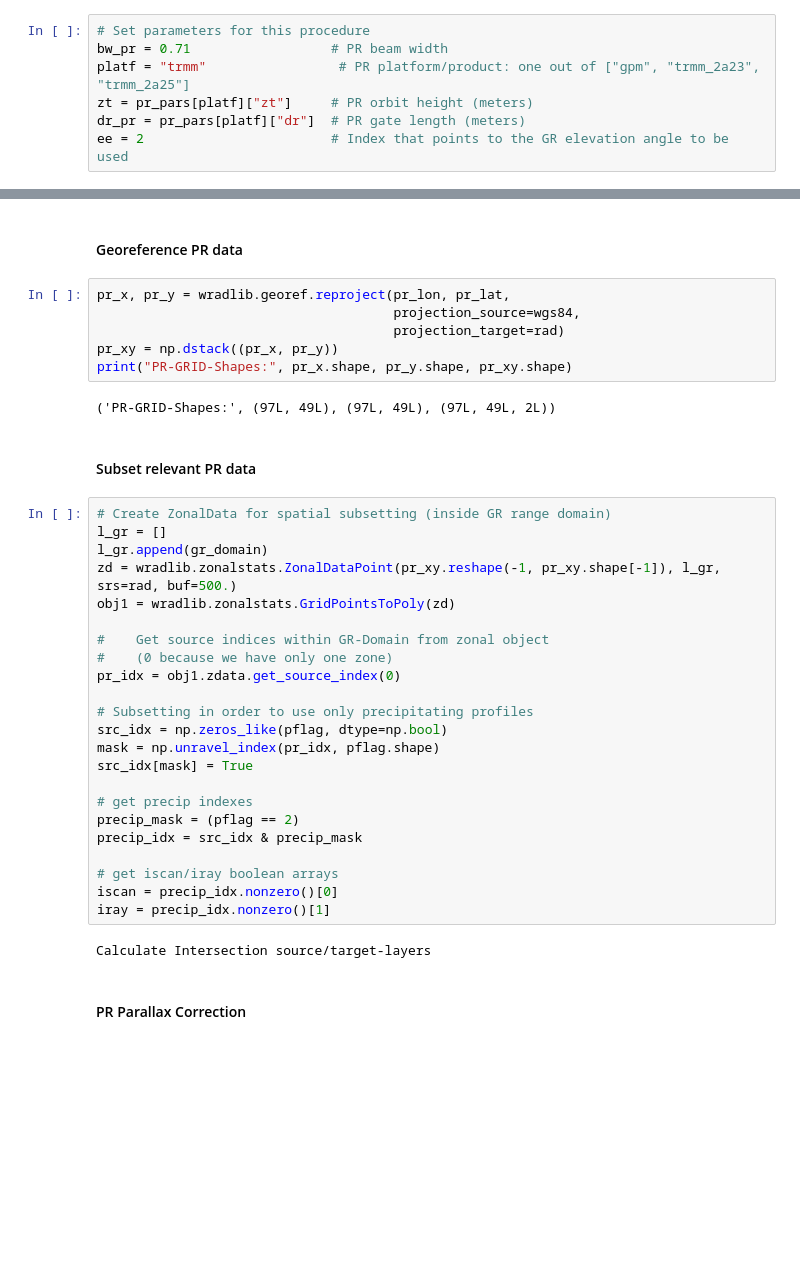
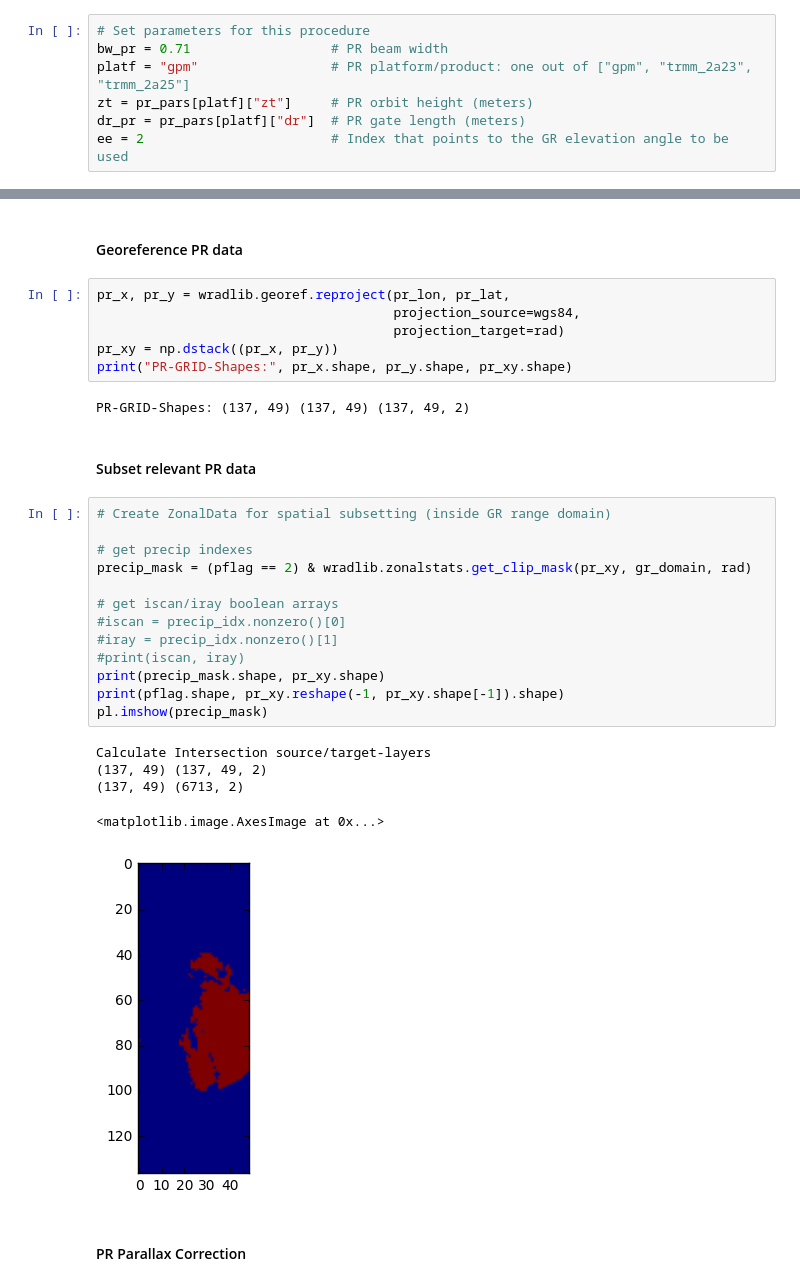
Before and after one commit to wradlib/wradlib, a Jupyter notebook: notebooks/match3d/wradlib_match_workflow.ipynb, the cells around one changed output, grey strips where cells are left out. Cells and saved outputs as stored; diff of their text form; blank space fills up the shorter version.

```diff
--- a/notebooks/match3d/wradlib_match_workflow.ipynb
+++ b/notebooks/match3d/wradlib_match_workflow.ipynb
@@ -60,7 +78,7 @@ from io_func import *
 # %%
 # Set parameters for this procedure
 bw_pr = 0.71                  # PR beam width
-platf = "trmm"                 # PR platform/product: one out of ["gpm", "trmm_2a23", "trmm_2a25"]
+platf = "gpm"                 # PR platform/product: one out of ["gpm", "trmm_2a23", "trmm_2a25"]
 zt = pr_pars[platf]["zt"]     # PR orbit height (meters)
 dr_pr = pr_pars[platf]["dr"]  # PR gate length (meters)
 ee = 2                        # Index that points to the GR elevation angle to be used
@@ -206,34 +226,28 @@ pr_x, pr_y = wradlib.georef.reproject(pr_lon, pr_lat,
 pr_xy = np.dstack((pr_x, pr_y))
 print("PR-GRID-Shapes:", pr_x.shape, pr_y.shape, pr_xy.shape)
 # %% [output]
-('PR-GRID-Shapes:', (97L, 49L), (97L, 49L), (97L, 49L, 2L))
+PR-GRID-Shapes: (137, 49) (137, 49) (137, 49, 2)
 # %% [markdown]
 #### Subset relevant PR data
-# %%
-# Create ZonalData for spatial subsetting (inside GR range domain)
-l_gr = []
-l_gr.append(gr_domain)
-zd = wradlib.zonalstats.ZonalDataPoint(pr_xy.reshape(-1, pr_xy.shape[-1]), l_gr, srs=rad, buf=500.)
-obj1 = wradlib.zonalstats.GridPointsToPoly(zd)
-
-#    Get source indices within GR-Domain from zonal object
-#    (0 because we have only one zone)
-pr_idx = obj1.zdata.get_source_index(0)
-
-# Subsetting in order to use only precipitating profiles
-src_idx = np.zeros_like(pflag, dtype=np.bool)
-mask = np.unravel_index(pr_idx, pflag.shape)
-src_idx[mask] = True
-
-# get precip indexes
-precip_mask = (pflag == 2)
-precip_idx = src_idx & precip_mask
-
-# get iscan/iray boolean arrays
-iscan = precip_idx.nonzero()[0]
-iray = precip_idx.nonzero()[1]
-# %% [output]
-Calculate Intersection source/target-layers
+# %%
+# Create ZonalData for spatial subsetting (inside GR range domain)
+
+# get precip indexes
+precip_mask = (pflag == 2) & wradlib.zonalstats.get_clip_mask(pr_xy, gr_domain, rad)
+
+# get iscan/iray boolean arrays
+#iscan = precip_idx.nonzero()[0]
+#iray = precip_idx.nonzero()[1]
+#print(iscan, iray)
+print(precip_mask.shape, pr_xy.shape)
+print(pflag.shape, pr_xy.reshape(-1, pr_xy.shape[-1]).shape)
+pl.imshow(precip_mask)
+# %% [output]
+Calculate Intersection source/target-layers
+(137, 49) (137, 49, 2)
+(137, 49) (6713, 2)
+<matplotlib.image.AxesImage at 0x...>
+[figure, added]
 # %% [markdown]
 #### PR Parallax Correction
 # %%
```
Also changed, not shown: parts of 14 cells of this notebook, 8 other files.
